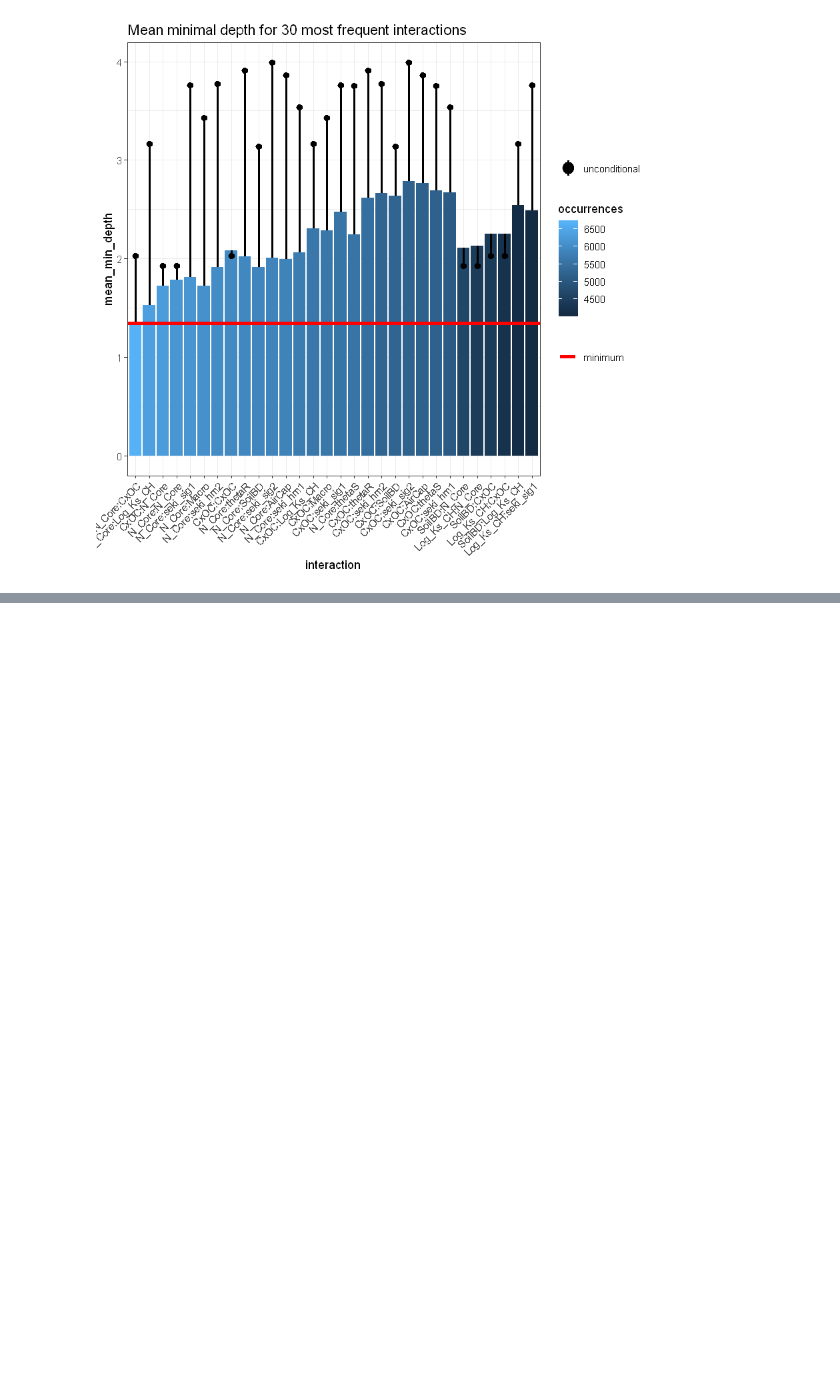
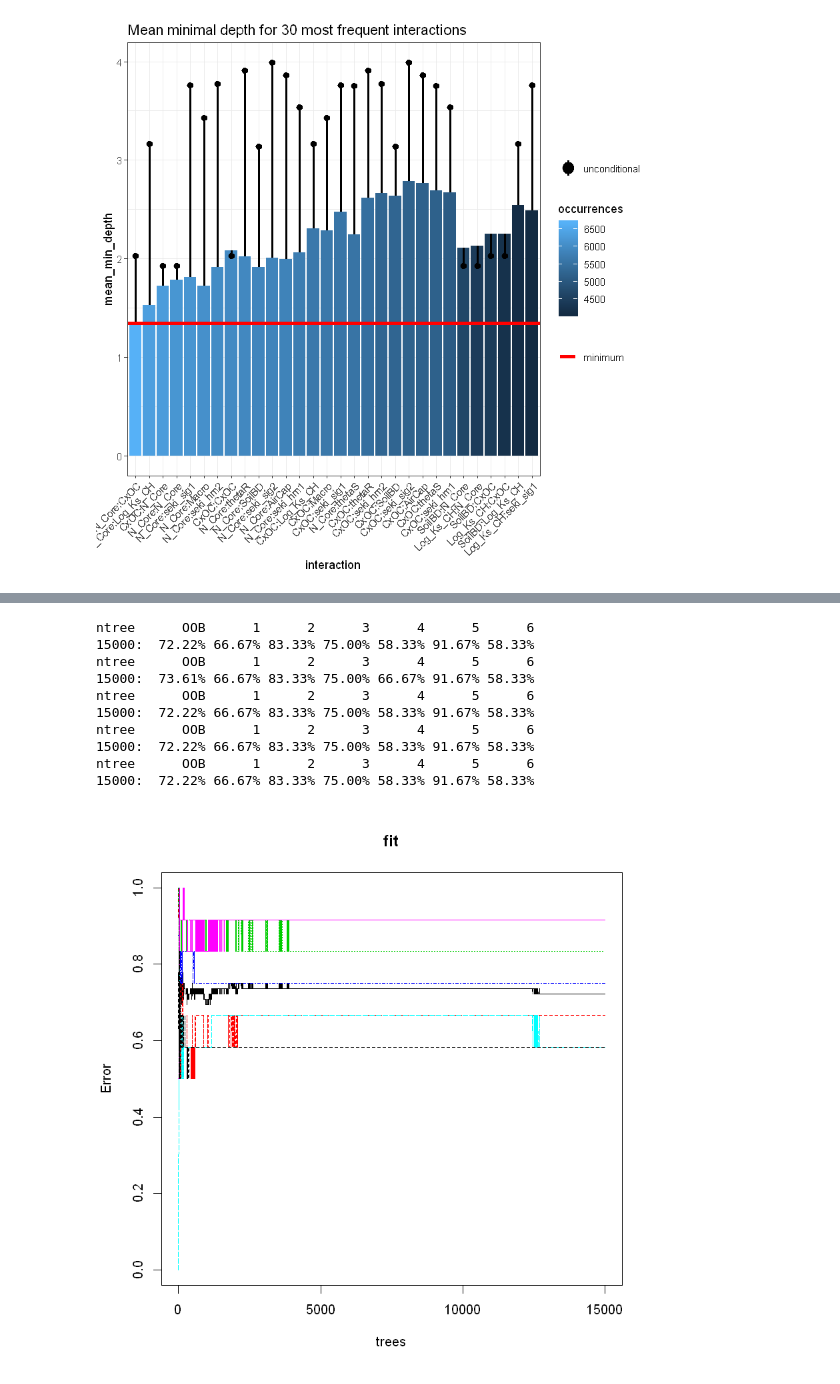
Before and after one commit to alfah13/Thesis_Data_Analysis, a Jupyter notebook: RANDOMFOREST.ipynb, the cells around one changed output, grey strips where cells are left out. Cells and saved outputs as stored; diff of their text form; code cells hidden in the pictures; blank space fills up the shorter version.

```diff
--- a/RANDOMFOREST.ipynb
+++ b/RANDOMFOREST.ipynb
@@ -152,14 +216,32 @@ Factor = **TREATMENT x TILLAGE**
 # %%
-dat.all <- data[,c(8,9,14,15,29:31)]
+dat.all <- data[,c(8,10,18,20,32:37,39,42,44)]
 dat.all[,1] <- as.factor(dat.all[,1])
 
 #rfimpute fills up the NAs
 dat.all <- rfImpute(TrTl ~.,
                     data=dat.all,
                     importance=TRUE,
                     ntree=15000,mtry=3)
 
 fit <- randomForest(TrTl ~.,
                     data=dat.all,
                     importance=TRUE,
                     ntree=15000,mtry=3)
+
+plot(fit)
+varImpPlot(fit)
+plot_min_depth_distribution(min_depth_distribution(fit))
+plot_multi_way_importance(fit, size_measure = "no_of_nodes")
+plot_min_depth_interactions(fit)
+# %% [output]
+ntree      OOB      1      2      3      4      5      6
+15000:  72.22% 66.67% 83.33% 75.00% 58.33% 91.67% 58.33%
+ntree      OOB      1      2      3      4      5      6
+15000:  73.61% 66.67% 83.33% 75.00% 66.67% 91.67% 58.33%
+ntree      OOB      1      2      3      4      5      6
+15000:  72.22% 66.67% 83.33% 75.00% 58.33% 91.67% 58.33%
+ntree      OOB      1      2      3      4      5      6
+15000:  72.22% 66.67% 83.33% 75.00% 58.33% 91.67% 58.33%
+ntree      OOB      1      2      3      4      5      6
+15000:  72.22% 66.67% 83.33% 75.00% 58.33% 91.67% 58.33%
+[figure, added]
```
Also changed, not shown: parts of 9 cells of this notebook.
